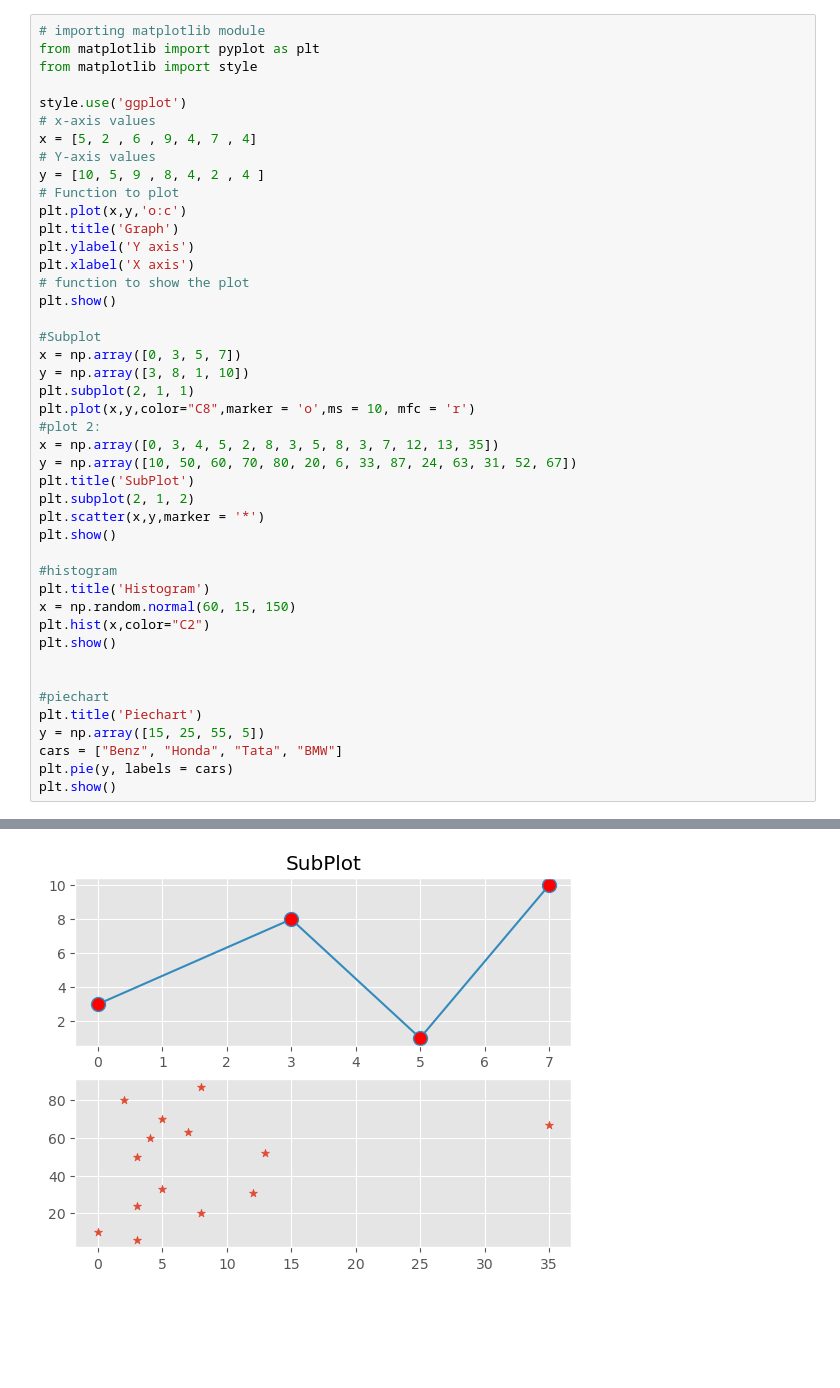
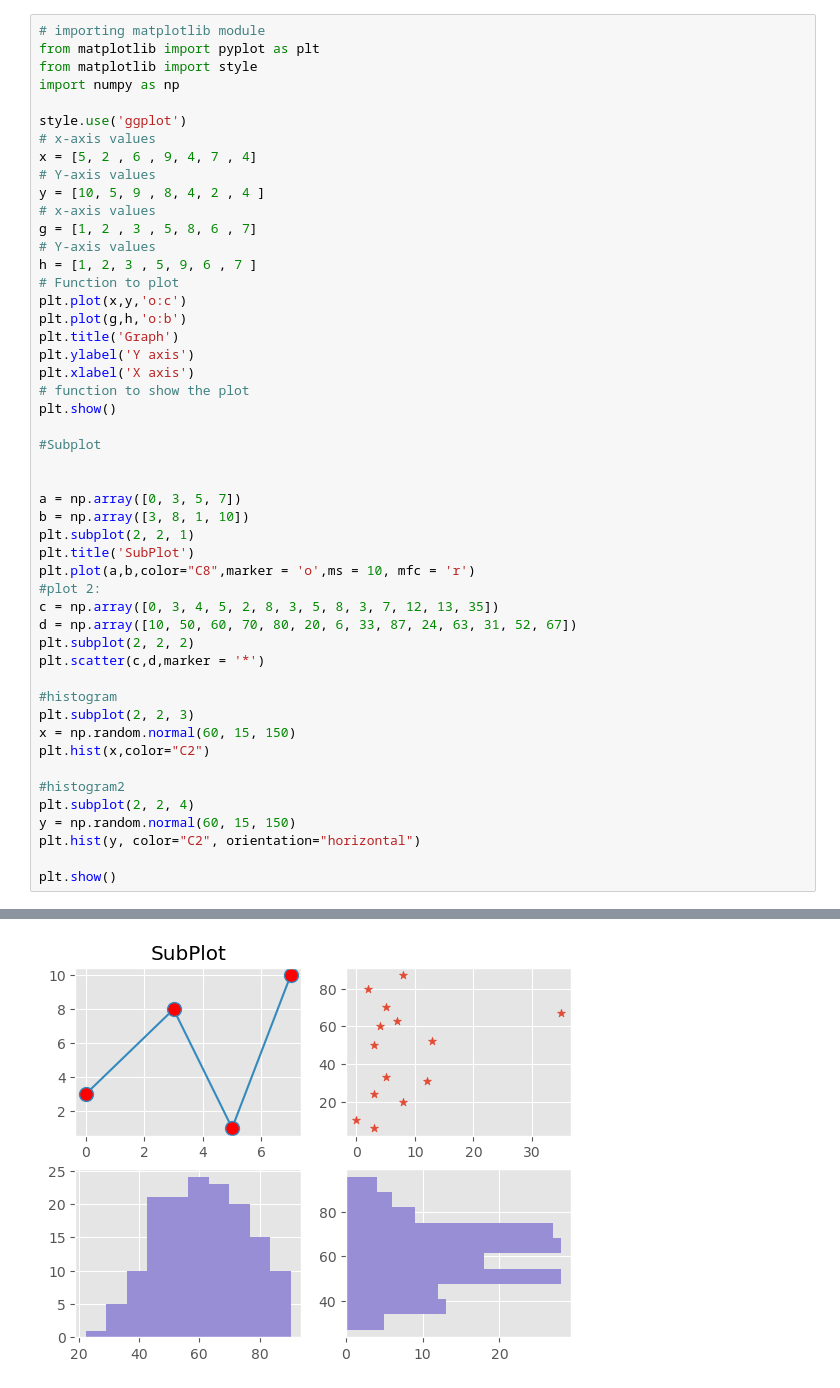
Before and after one commit to Maanas10/DataScience-Lab, a Jupyter notebook: 4.Data Visualization.ipynb, the cells around one changed output, grey strips where cells are left out. Drawn from its saved outputs; the diff is of its cells as text; blank space fills up the shorter version.

```diff
--- a/4.Data Visualization.ipynb
+++ b/4.Data Visualization.ipynb
@@ -2,14 +2,20 @@
 # importing matplotlib module
 from matplotlib import pyplot as plt
 from matplotlib import style
+import numpy as np
 
 style.use('ggplot')
 # x-axis values
 x = [5, 2 , 6 , 9, 4, 7 , 4]
 # Y-axis values
 y = [10, 5, 9 , 8, 4, 2 , 4 ]
+# x-axis values
+g = [1, 2 , 3 , 5, 8, 6 , 7]
+# Y-axis values
+h = [1, 2, 3 , 5, 9, 6 , 7 ]
 # Function to plot
 plt.plot(x,y,'o:c')
+plt.plot(g,h,'o:b')
 plt.title('Graph')
 plt.ylabel('Y axis')
 plt.xlabel('X axis')
@@ -17,29 +23,28 @@ plt.xlabel('X axis')
 plt.show()
 
 #Subplot
-x = np.array([0, 3, 5, 7])
-y = np.array([3, 8, 1, 10])
-plt.subplot(2, 1, 1)
-plt.plot(x,y,color="C8",marker = 'o',ms = 10, mfc = 'r')
+
+
+a = np.array([0, 3, 5, 7])
+b = np.array([3, 8, 1, 10])
+plt.subplot(2, 2, 1)
+plt.title('SubPlot')
+plt.plot(a,b,color="C8",marker = 'o',ms = 10, mfc = 'r')
 #plot 2:
-x = np.array([0, 3, 4, 5, 2, 8, 3, 5, 8, 3, 7, 12, 13, 35])
-y = np.array([10, 50, 60, 70, 80, 20, 6, 33, 87, 24, 63, 31, 52, 67])
-plt.title('SubPlot')
-plt.subplot(2, 1, 2)
-plt.scatter(x,y,marker = '*')
-plt.show()
+c = np.array([0, 3, 4, 5, 2, 8, 3, 5, 8, 3, 7, 12, 13, 35])
+d = np.array([10, 50, 60, 70, 80, 20, 6, 33, 87, 24, 63, 31, 52, 67])
+plt.subplot(2, 2, 2)
+plt.scatter(c,d,marker = '*')
 
 #histogram
-plt.title('Histogram')
+plt.subplot(2, 2, 3)
 x = np.random.normal(60, 15, 150)
 plt.hist(x,color="C2")
+
+#histogram2
+plt.subplot(2, 2, 4)
+y = np.random.normal(60, 15, 150)
+plt.hist(y, color="C2", orientation="horizontal")
+
 plt.show()
-
-
-#piechart
-plt.title('Piechart')
-y = np.array([15, 25, 55, 5])
-cars = ["Benz", "Honda", "Tata", "BMW"]
-plt.pie(y, labels = cars)
-plt.show()
 # %% [output]
@@ -47 +52 @@ plt.show()
-[figure, old version]
+[figure, new version]
```
Also changed, not shown: parts of 3 cells of this notebook.
